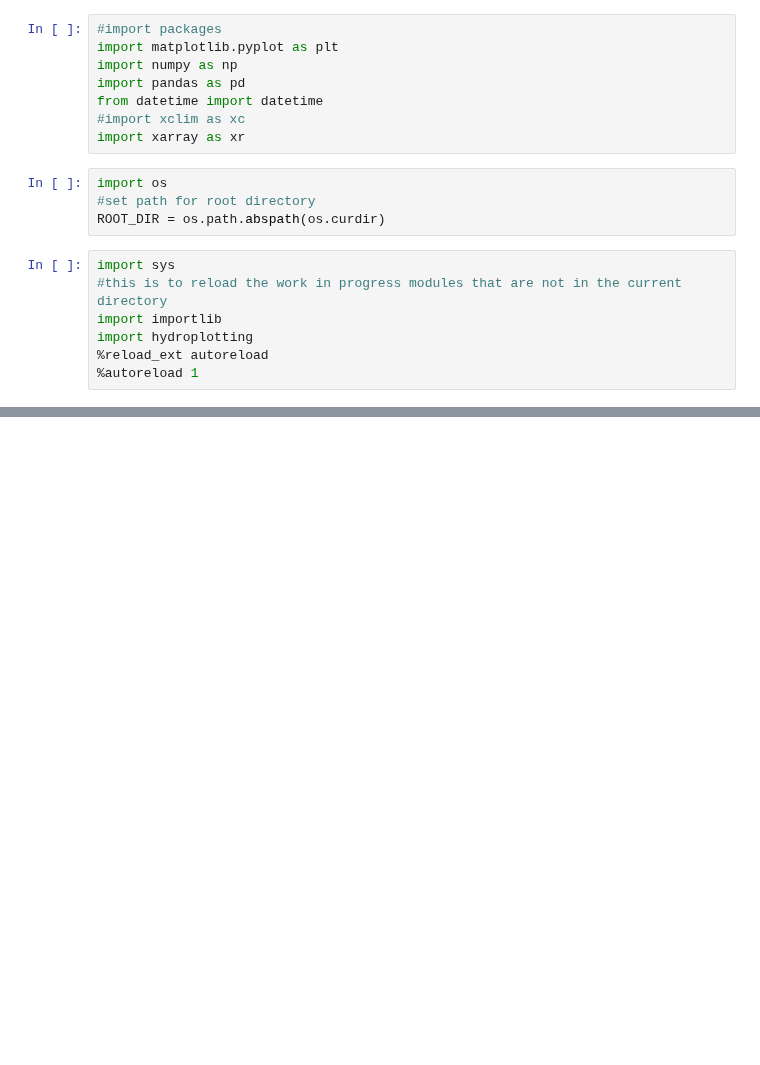
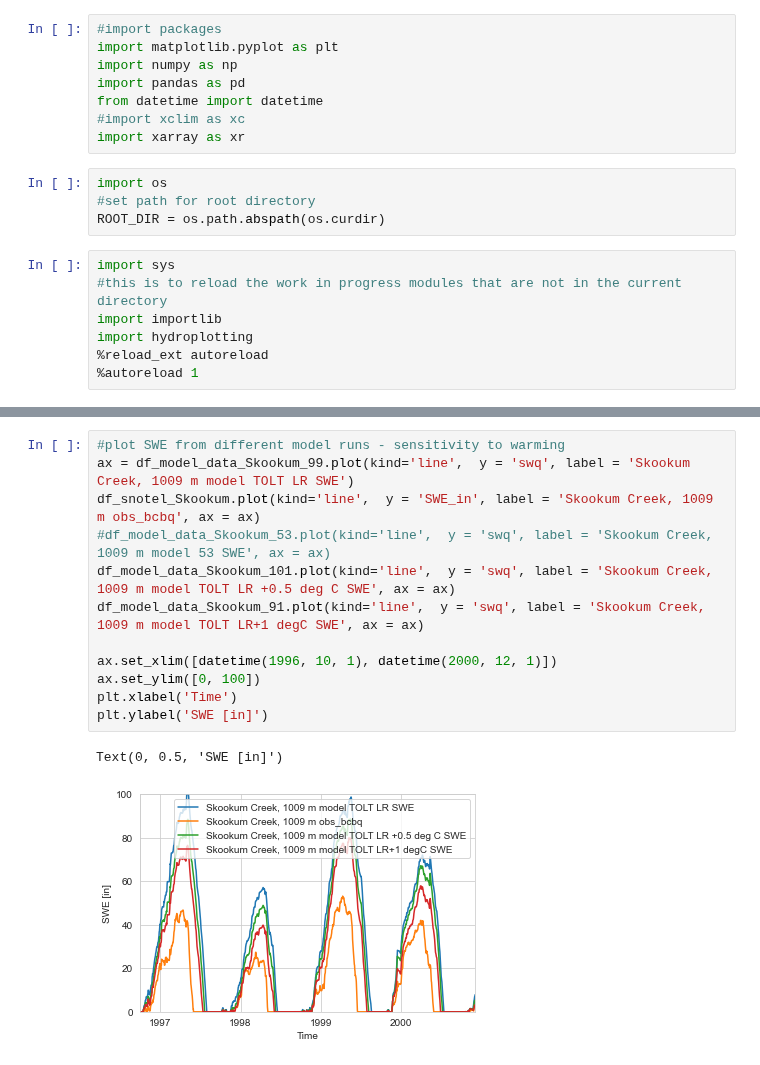
Before and after one commit to NCristea/Snow_SCL, a Jupyter notebook: plots_for_manuscript.ipynb, the cells around one changed output, grey strips where cells are left out. Saved outputs shown, nothing was run; the diff lists cells and outputs as text; blank space fills up the shorter version.

```diff
--- a/plots_for_manuscript.ipynb
+++ b/plots_for_manuscript.ipynb
@@ -44,0 +89,15 @@ Text(0, 0.5, 'SWE [in]')
+# %%
+#plot SWE from different model runs - sensitivity to warming
+ax = df_model_data_Skookum_99.plot(kind='line',  y = 'swq', label = 'Skookum Creek, 1009 m model TOLT LR SWE')
+df_snotel_Skookum.plot(kind='line',  y = 'SWE_in', label = 'Skookum Creek, 1009 m obs_bcbq', ax = ax)
+#df_model_data_Skookum_53.plot(kind='line',  y = 'swq', label = 'Skookum Creek, 1009 m model 53 SWE', ax = ax)
+df_model_data_Skookum_101.plot(kind='line',  y = 'swq', label = 'Skookum Creek, 1009 m model TOLT LR +0.5 deg C SWE', ax = ax)
+df_model_data_Skookum_91.plot(kind='line',  y = 'swq', label = 'Skookum Creek, 1009 m model TOLT LR+1 degC SWE', ax = ax)
+
+ax.set_xlim([datetime(1996, 10, 1), datetime(2000, 12, 1)])
+ax.set_ylim([0, 100])
+plt.xlabel('Time')
+plt.ylabel('SWE [in]')
+# %% [output]
+Text(0, 0.5, 'SWE [in]')
+[figure, added]
```
Also changed, not shown: parts of 8 cells of this notebook, 15 other files.
